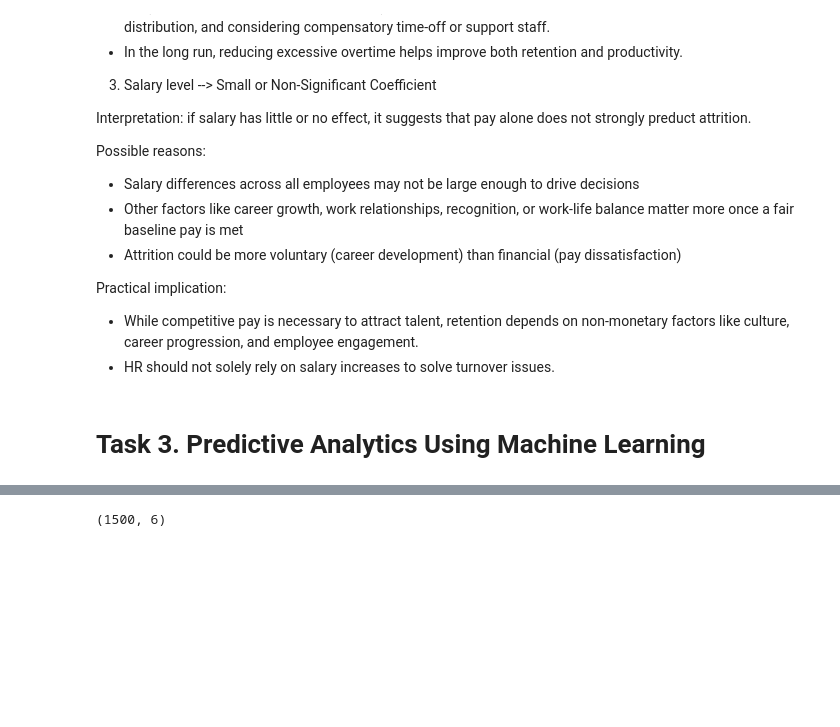
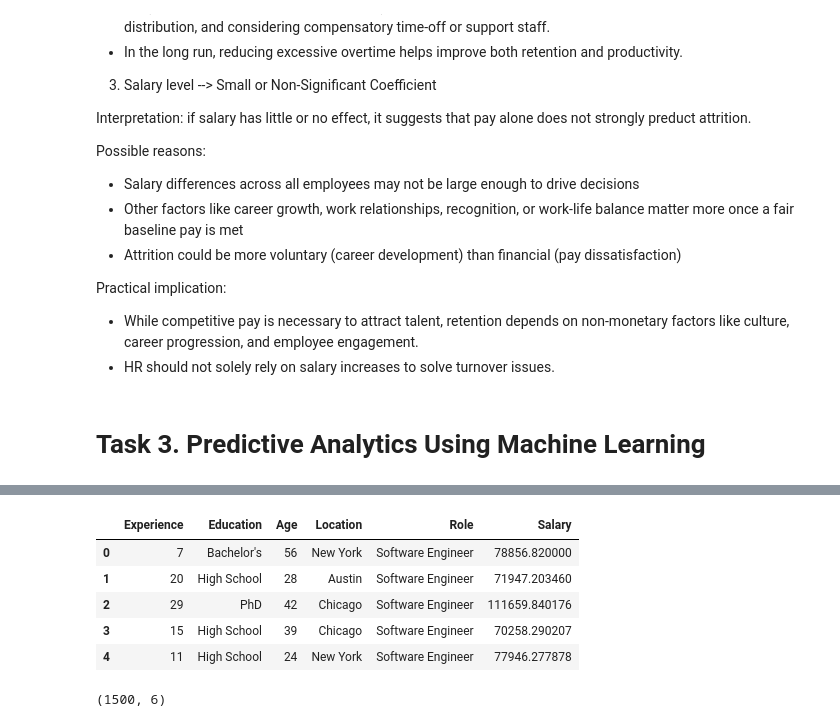
Before and after one commit to KLLarios/AIM_LARIOS_Assignments, a Jupyter notebook: LARIOSKarlLouie_Pillar_2_Part_1_Regression_and_Classification_Algorithms.ipynb, the cells around one changed output, grey strips where cells are left out. Drawn from its saved outputs; the diff is of its cells as text; code cells hidden in the pictures; blank space fills up the shorter version.

```diff
--- a/LARIOSKarlLouie_Pillar_2_Part_1_Regression_and_Classification_Algorithms.ipynb
+++ b/LARIOSKarlLouie_Pillar_2_Part_1_Regression_and_Classification_Algorithms.ipynb
@@ -1035,3 +984,20 @@ DataFrame from employee_salary_dataset.csv:
+# %%
+import pandas as pd
+import requests
+import io
+
+url = "https://github.com/KLLarios/AIM_LARIOS_Assignments/raw/main/employee_salary_dataset.csv"
+resp = requests.get(url)
+EmployeeSalary_df = pd.read_csv(io.BytesIO(resp.content))
+
+EmployeeSalary_df.head()
+# %% [output]
+|  | Experience | Education | Age | Location | Role | Salary |
+| 0 | 7 | Bachelor's | 56 | New York | Software Engineer | 78856.820000 |
+| 1 | 20 | High School | 28 | Austin | Software Engineer | 71947.203460 |
+| 2 | 29 | PhD | 42 | Chicago | Software Engineer | 111659.840176 |
+| 3 | 15 | High School | 39 | Chicago | Software Engineer | 70258.290207 |
+| 4 | 11 | High School | 24 | New York | Software Engineer | 77946.277878 |
 # %%
 print(EmployeeSalary_df.shape)
 # %% [output]
```
Also changed, not shown: parts of 12 cells of this notebook.
